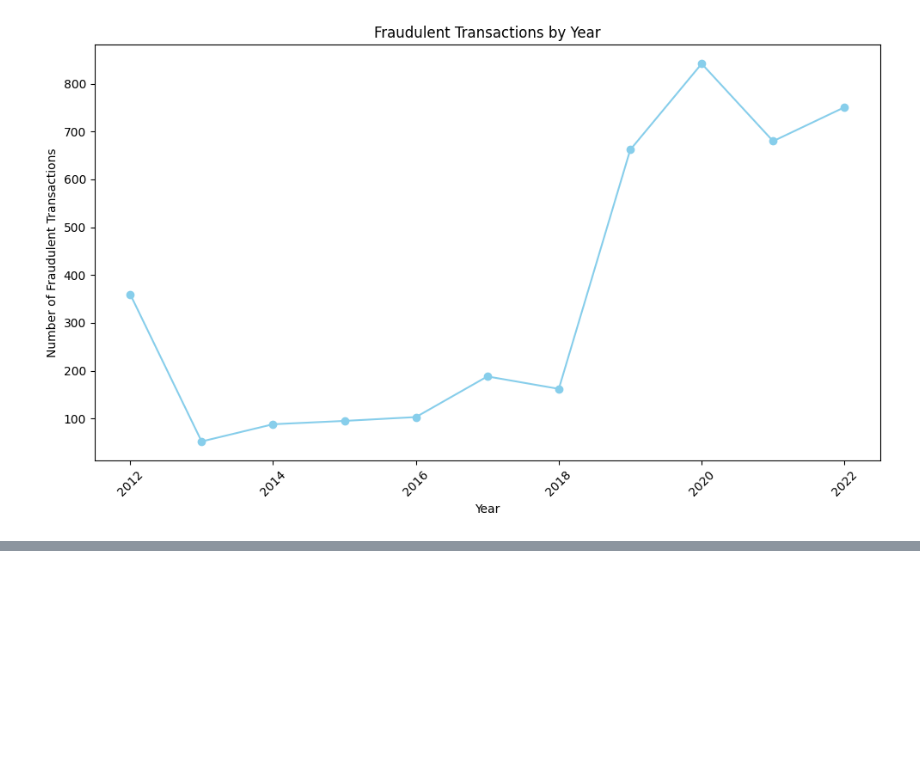
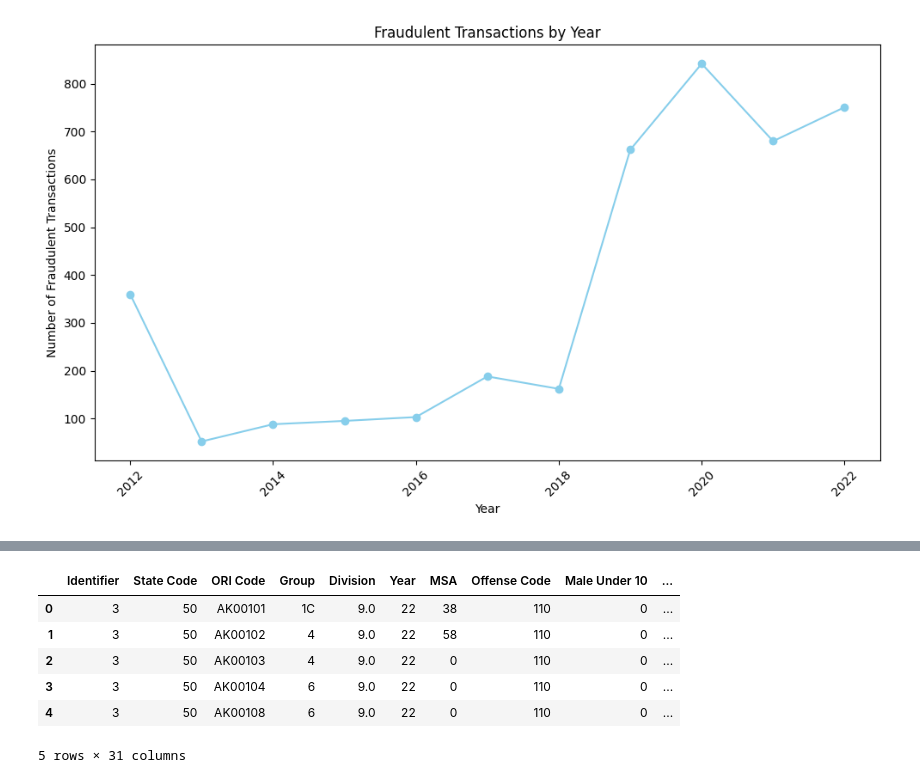
Before and after one commit to ryantangmj/ryantangmj.github.io, a Jupyter notebook: final_tutorial.ipynb, the cells around one changed output, grey strips where cells are left out. Saved outputs shown, nothing was run; the diff lists cells and outputs as text; code cells hidden in the pictures; blank space fills up the shorter version.

```diff
--- a/final_tutorial.ipynb
+++ b/final_tutorial.ipynb
@@ -146,0 +158,75 @@ plt.show()
+# %%
+# converting State Code column to str type
+data_arrest['State Code'] = data_arrest['State Code'].astype(str).str.strip()
+
+# dictionary of state codes to state
+state_codes = {
+    '50': 'Alaska',
+    '01': 'Alabama',
+    '03': 'Arkansas',
+    '54': 'American Samoa',
+    '02': 'Arizona',
+    '04': 'California',
+    '05': 'Colorado',
+    '06': 'Connecticut',
+    '52': 'Canal Zone',
+    '08': 'District of Columbia',
+    '07': 'Delaware',
+    '09': 'Florida',
+    '10': 'Georgia',
+    '55': 'Guam',
+    '51': 'Hawaii',
+    '14': 'Iowa',
+    '11': 'Idaho',
+    '12': 'Illinois',
+    '13': 'Indiana',
+    '15': 'Kansas',
+    '16': 'Kentucky',
+    '17': 'Louisiana',
+    '20': 'Massachusetts',
+    '19': 'Maryland',
+    '18': 'Maine',
+    '21': 'Michigan',
+    '22': 'Minnesota',
+    '24': 'Missouri',
+    '23': 'Mississippi',
+    '25': 'Montana',
+    '26': 'Nebraska',
+    '32': 'North Carolina',
+    '33': 'North Dakota',
+    '28': 'New Hampshire',
+    '29': 'New Jersey',
+    '30': 'New Mexico',
+    '27': 'Nevada',
+    '31': 'New York',
+    '34': 'Ohio',
+    '35': 'Oklahoma',
+    '36': 'Oregon',
+    '37': 'Pennsylvania',
+    '53': 'Puerto Rico',
+    '38': 'Rhode Island',
+    '39': 'South Carolina',
+    '40': 'South Dakota',
+    '41': 'Tennessee',
+    '42': 'Texas',
+    '43': 'Utah',
+    '62': 'Virgin Islands',
+    '45': 'Virginia',
+    '44': 'Vermont',
+    '46': 'Washington',
+    '48': 'Wisconsin',
+    '47': 'West Virginia',
+    '49': 'Wyoming'
+}
+
+# map the state codes to state names
+data_arrest['State'] = data_arrest['State Code'].map(state_codes)
+data_arrest.head()
+# %% [output]
+|  | Identifier | State Code | ORI Code | Group | Division | Year | MSA | Offense Code | Male Under 10 | ... |
+| 0 | 3 | 50 | AK00101 | 1C | 9.0 | 22 | 38 | 110 | 0 | ... |
+| 1 | 3 | 50 | AK00102 | 4 | 9.0 | 22 | 58 | 110 | 0 | ... |
+| 2 | 3 | 50 | AK00103 | 4 | 9.0 | 22 | 0 | 110 | 0 | ... |
+| 3 | 3 | 50 | AK00104 | 6 | 9.0 | 22 | 0 | 110 | 0 | ... |
+| 4 | 3 | 50 | AK00108 | 6 | 9.0 | 22 | 0 | 110 | 0 | ... |
+5 rows × 31 columns
```
Also changed, not shown: parts of 5 cells of this notebook.
